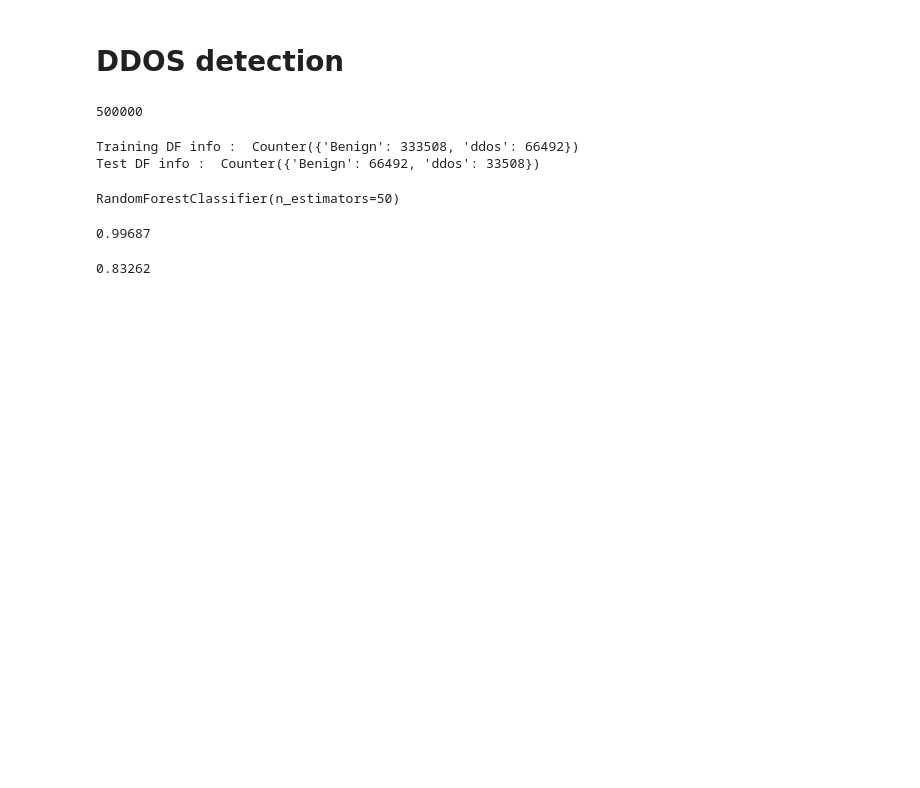
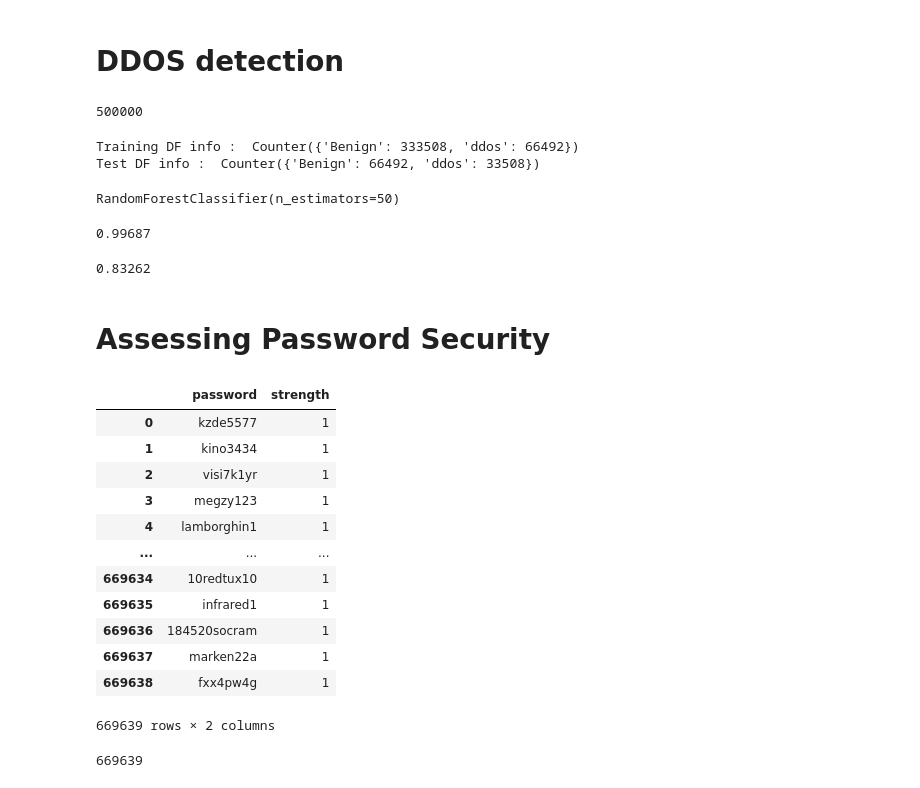
Before and after one commit to 1jomonjose/Security-AI-ML-Training, a Jupyter notebook: Day5_Cybersecurity.ipynb, the cells around one changed output. Saved outputs shown, nothing was run; the diff lists cells and outputs as text; code cells hidden in the pictures; blank space fills up the shorter version.

```diff
--- a/Day5_Cybersecurity.ipynb
+++ b/Day5_Cybersecurity.ipynb
@@ -286,3 +286,27 @@ clf.score(X_train, y_train)
 clf.score(X_test, y_test)
 # %% [output]
 0.83262
+# %% [markdown]
+# Assessing Password Security
+# %%
+import pandas as pd
+
+df = pd.read_csv(
+    "passwordDataset.csv", dtype={"password" : "str", "strength" : "int"}, index_col = None
+)
+# %%
+df
+# %% [output]
+|  | password | strength |
+| 0 | kzde5577 | 1 |
+| 1 | kino3434 | 1 |
+| 2 | visi7k1yr | 1 |
+| 3 | megzy123 | 1 |
+| 4 | lamborghin1 | 1 |
+| ... | ... | ... |
+| 669634 | 10redtux10 | 1 |
+| 669635 | infrared1 | 1 |
+| 669636 | 184520socram | 1 |
+| 669637 | marken22a | 1 |
+| 669638 | fxx4pw4g | 1 |
+669639 rows × 2 columns
@@ -288,0 +315,6 @@ clf.score(X_test, y_test)
+# %%
+l = len(df.index)
+
+print(l)
+# %% [output]
+669639
```
Also changed, not shown: parts of 12 cells of this notebook.
